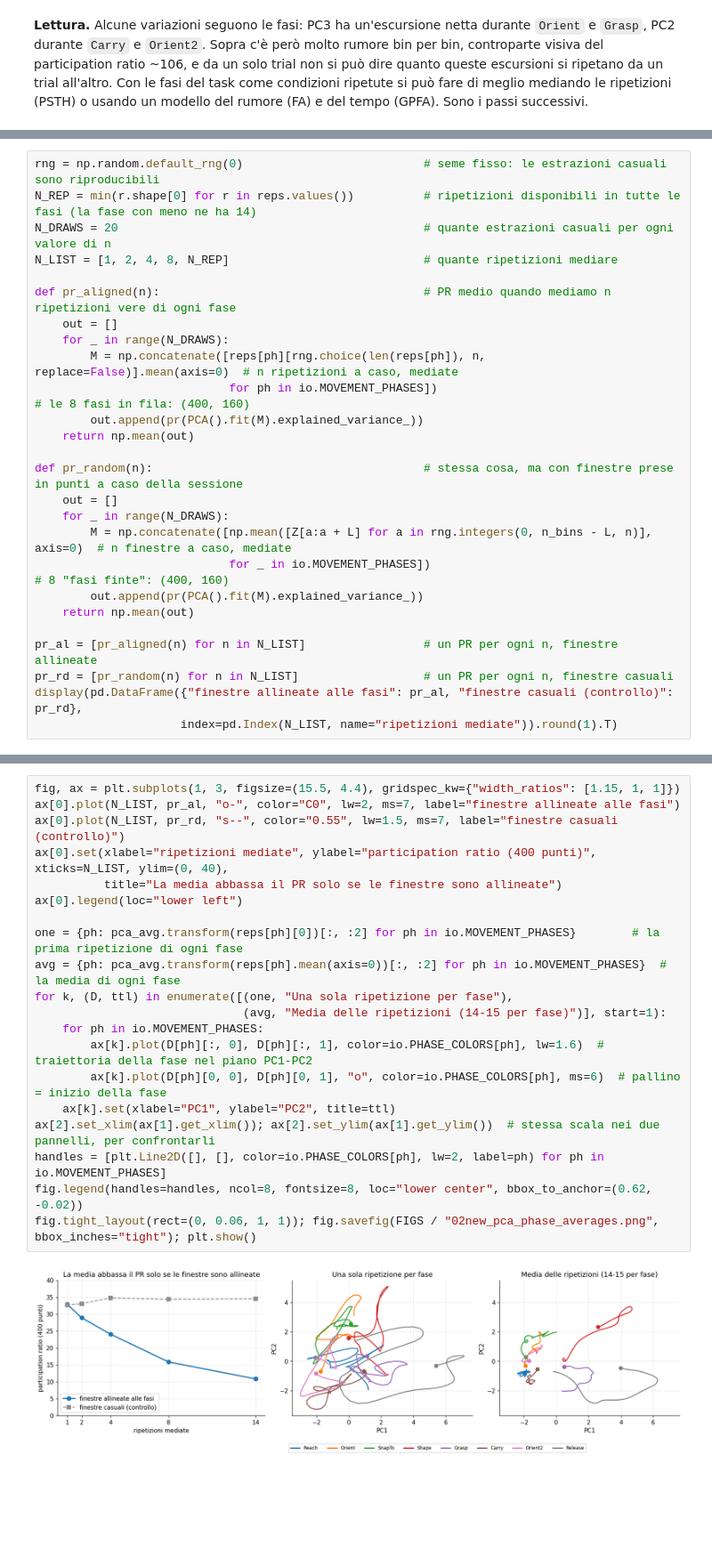
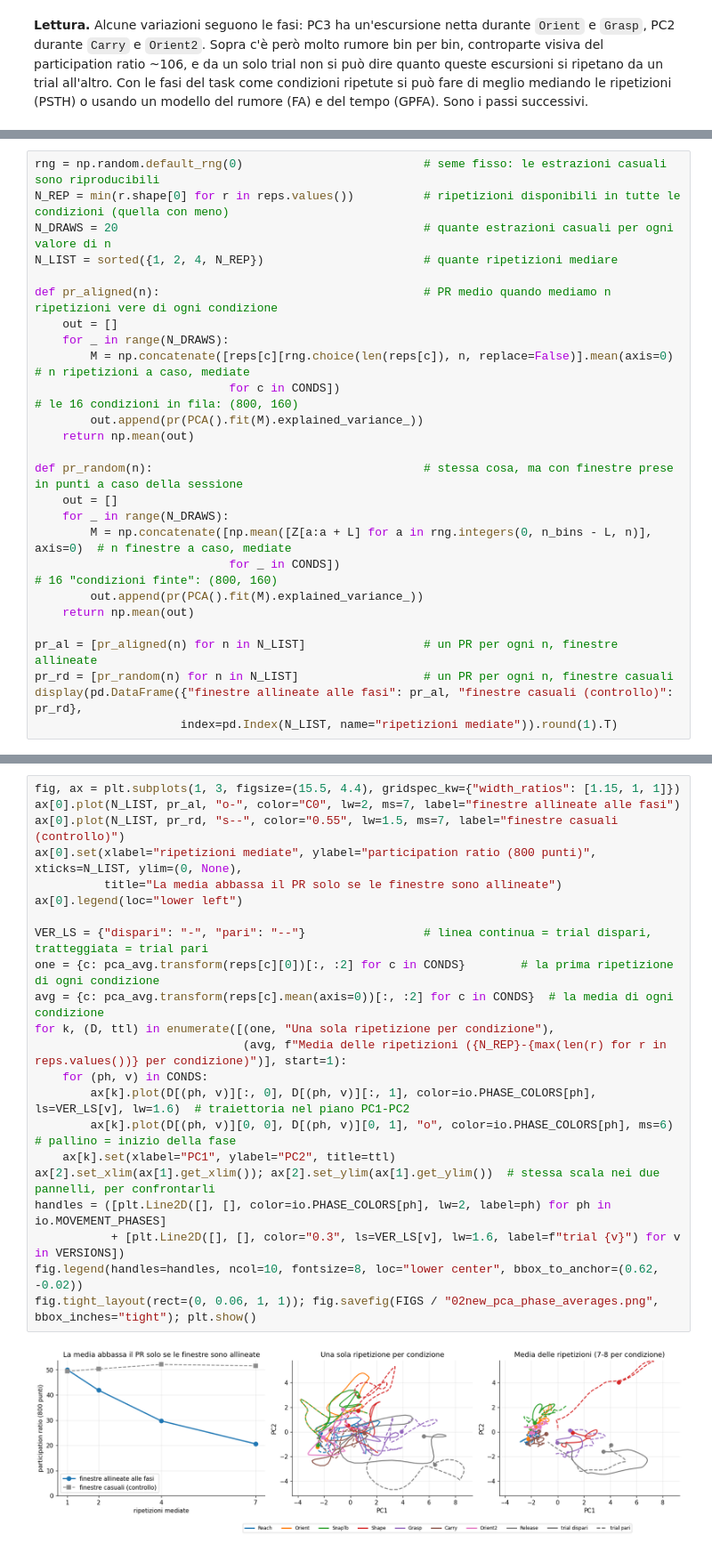
Before and after one commit to vberardocco/tesi_h1, a Jupyter notebook: notebooks/02_new.ipynb, the cells around one changed output, grey strips where cells are left out. Shown at 89% size. Drawn from its saved outputs; the diff is of its cells as text; blank space fills up the shorter version.

```diff
--- a/notebooks/02_new.ipynb
+++ b/notebooks/02_new.ipynb
@@ -719,15 +734,15 @@ cambiamo solo **quante ripetizioni mediamo**:
 Ogni estrazione casuale si ripete 20 volte e si fa la media dei risultati.
 # %%
 rng = np.random.default_rng(0)                          # seme fisso: le estrazioni casuali sono riproducibili
-N_REP = min(r.shape[0] for r in reps.values())          # ripetizioni disponibili in tutte le fasi (la fase con meno ne ha 14)
+N_REP = min(r.shape[0] for r in reps.values())          # ripetizioni disponibili in tutte le condizioni (quella con meno)
 N_DRAWS = 20                                            # quante estrazioni casuali per ogni valore di n
-N_LIST = [1, 2, 4, 8, N_REP]                            # quante ripetizioni mediare
+N_LIST = sorted({1, 2, 4, N_REP})                       # quante ripetizioni mediare
 
-def pr_aligned(n):                                      # PR medio quando mediamo n ripetizioni vere di ogni fase
+def pr_aligned(n):                                      # PR medio quando mediamo n ripetizioni vere di ogni condizione
     out = []
     for _ in range(N_DRAWS):
-        M = np.concatenate([reps[ph][rng.choice(len(reps[ph]), n, replace=False)].mean(axis=0)  # n ripetizioni a caso, mediate
-                            for ph in io.MOVEMENT_PHASES])                                     # le 8 fasi in fila: (400, 160)
+        M = np.concatenate([reps[c][rng.choice(len(reps[c]), n, replace=False)].mean(axis=0)  # n ripetizioni a caso, mediate
+                            for c in CONDS])                                                 # le 16 condizioni in fila: (800, 160)
         out.append(pr(PCA().fit(M).explained_variance_))
     return np.mean(out)
 
@@ -735,7 +750,7 @@ def pr_random(n):                                       # stessa cosa, ma con fi
     out = []
     for _ in range(N_DRAWS):
         M = np.concatenate([np.mean([Z[a:a + L] for a in rng.integers(0, n_bins - L, n)], axis=0)  # n finestre a caso, mediate
-                            for _ in io.MOVEMENT_PHASES])                                          # 8 "fasi finte": (400, 160)
+                            for _ in CONDS])                                                       # 16 "condizioni finte": (800, 160)
         out.append(pr(PCA().fit(M).explained_variance_))
     return np.mean(out)
 
@@ -750,25 +765,27 @@ display(pd.DataFrame({"finestre allineate alle fasi": pr_al, "finestre casuali (
 # %%
 fig, ax = plt.subplots(1, 3, figsize=(15.5, 4.4), gridspec_kw={"width_ratios": [1.15, 1, 1]})
 ax[0].plot(N_LIST, pr_al, "o-", color="C0", lw=2, ms=7, label="finestre allineate alle fasi")
 ax[0].plot(N_LIST, pr_rd, "s--", color="0.55", lw=1.5, ms=7, label="finestre casuali (controllo)")
-ax[0].set(xlabel="ripetizioni mediate", ylabel="participation ratio (400 punti)", xticks=N_LIST, ylim=(0, 40),
+ax[0].set(xlabel="ripetizioni mediate", ylabel="participation ratio (800 punti)", xticks=N_LIST, ylim=(0, None),
           title="La media abbassa il PR solo se le finestre sono allineate")
 ax[0].legend(loc="lower left")
 
-one = {ph: pca_avg.transform(reps[ph][0])[:, :2] for ph in io.MOVEMENT_PHASES}        # la prima ripetizione di ogni fase
-avg = {ph: pca_avg.transform(reps[ph].mean(axis=0))[:, :2] for ph in io.MOVEMENT_PHASES}  # la media di ogni fase
-for k, (D, ttl) in enumerate([(one, "Una sola ripetizione per fase"),
-                              (avg, "Media delle ripetizioni (14-15 per fase)")], start=1):
-    for ph in io.MOVEMENT_PHASES:
-        ax[k].plot(D[ph][:, 0], D[ph][:, 1], color=io.PHASE_COLORS[ph], lw=1.6)  # traiettoria della fase nel piano PC1-PC2
-        ax[k].plot(D[ph][0, 0], D[ph][0, 1], "o", color=io.PHASE_COLORS[ph], ms=6)  # pallino = inizio della fase
+VER_LS = {"dispari": "-", "pari": "--"}                 # linea continua = trial dispari, tratteggiata = trial pari
+one = {c: pca_avg.transform(reps[c][0])[:, :2] for c in CONDS}        # la prima ripetizione di ogni condizione
+avg = {c: pca_avg.transform(reps[c].mean(axis=0))[:, :2] for c in CONDS}  # la media di ogni condizione
+for k, (D, ttl) in enumerate([(one, "Una sola ripetizione per condizione"),
+                              (avg, f"Media delle ripetizioni ({N_REP}-{max(len(r) for r in reps.values())} per condizione)")], start=1):
+    for (ph, v) in CONDS:
+        ax[k].plot(D[(ph, v)][:, 0], D[(ph, v)][:, 1], color=io.PHASE_COLORS[ph], ls=VER_LS[v], lw=1.6)  # traiettoria nel piano PC1-PC2
+        ax[k].plot(D[(ph, v)][0, 0], D[(ph, v)][0, 1], "o", color=io.PHASE_COLORS[ph], ms=6)  # pallino = inizio della fase
     ax[k].set(xlabel="PC1", ylabel="PC2", title=ttl)
 ax[2].set_xlim(ax[1].get_xlim()); ax[2].set_ylim(ax[1].get_ylim())  # stessa scala nei due pannelli, per confrontarli
-handles = [plt.Line2D([], [], color=io.PHASE_COLORS[ph], lw=2, label=ph) for ph in io.MOVEMENT_PHASES]
-fig.legend(handles=handles, ncol=8, fontsize=8, loc="lower center", bbox_to_anchor=(0.62, -0.02))
+handles = ([plt.Line2D([], [], color=io.PHASE_COLORS[ph], lw=2, label=ph) for ph in io.MOVEMENT_PHASES]
+           + [plt.Line2D([], [], color="0.3", ls=VER_LS[v], lw=1.6, label=f"trial {v}") for v in VERSIONS])
+fig.legend(handles=handles, ncol=10, fontsize=8, loc="lower center", bbox_to_anchor=(0.62, -0.02))
 fig.tight_layout(rect=(0, 0.06, 1, 1)); fig.savefig(FIGS / "02new_pca_phase_averages.png", bbox_inches="tight"); plt.show()
 # %% [output]
-[figure, old version]
+[figure, new version]
 # %% [markdown]
 **Lettura.**
 
```
Also changed, not shown: parts of 22 cells of this notebook, 6 other files.
